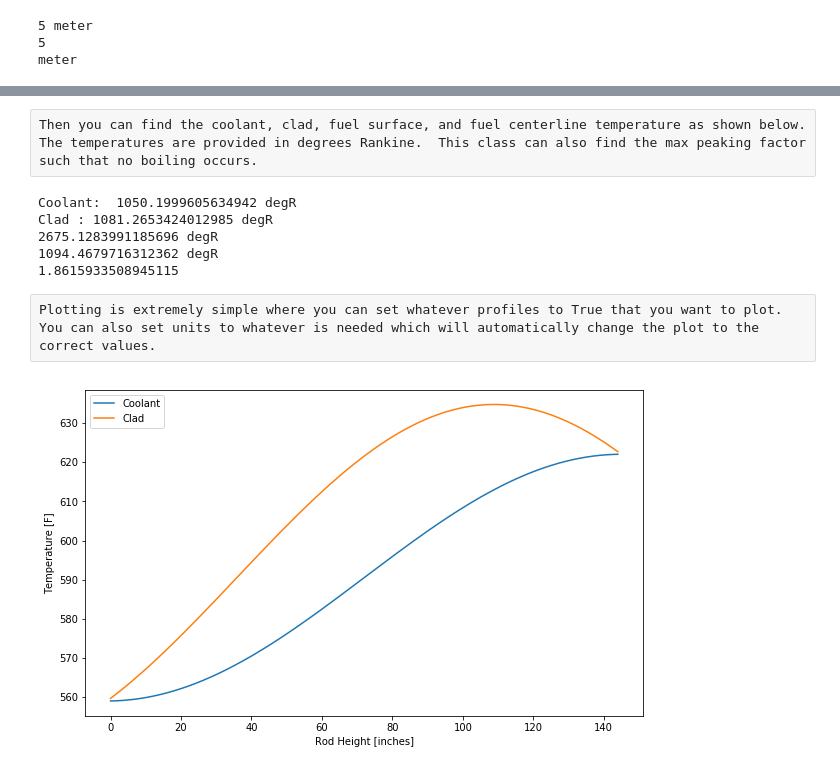
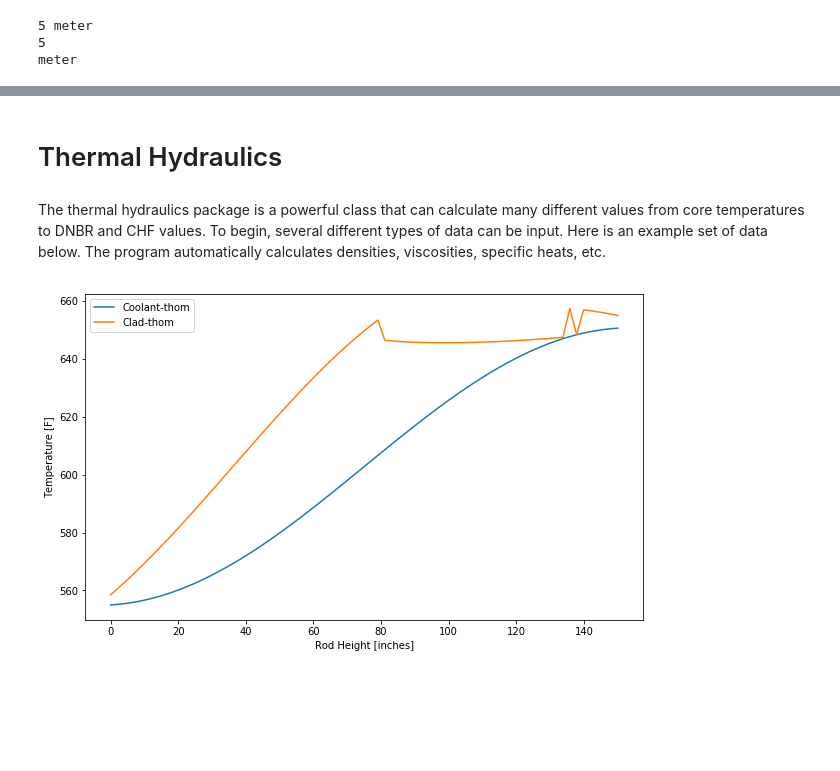
Before and after one commit to jablevin/NuclearTools, a Jupyter notebook: Examples/Quickstart.ipynb, the cells around one changed output, grey strips where cells are left out. Drawn from its saved outputs; the diff is of its cells as text; code cells hidden in the pictures; blank space fills up the shorter version.

Commit message:
Added CHF examples

```diff
--- a/Examples/Quickstart.ipynb
+++ b/Examples/Quickstart.ipynb
@@ -109,2 +109,4 @@ meter
 # %%
 import NuclearTools.ThermalHydraulics as th
+import pint
+U = pint.UnitRegistry()
@@ -113,43 +130,29 @@ First create an object for the reactor_temperatures class while importing all th
+# %% [markdown]
+# Thermal Hydraulics
+# %% [markdown]
+The thermal hydraulics package is a powerful class that can calculate many different values from core temperatures to DNBR and CHF values.  To begin, several different types of data can be input.  Here is an example set of data below.  The program automatically calculates densities, viscosities, specific heats, etc.
 # %%
 obj = th.reactor_temperatures(
-        power=3411*U.MW,
-        height=144*U.inch,
-        pitch=0.496*U.inch,
-        T_inf=(560+458.67)*U.degR,
-        PF_power=2.5,
+        power=3914*U.MW,
+        height=150*U.inch,
+        pitch=0.506*U.inch,
+        T_inf=(556+458.67)*U.degR,
+        PF_power=2.34,
         PF_axial=1.5,
-        D_clad=0.374*U.inch,
-        c_thick=0.0225*U.inch,
+        D_clad=0.382*U.inch,
+        D_pellet=.3255*U.inch,
+        c_thick=0.025*U.inch,
         k_c=9.6*U.Btu/(U.hour*U.feet*U.rankine),
-        n_rods=50952,
-        h_g=1000*U.Btu/(U.hour*U.feet**2*U.rankine),
+        n_rods=56876,
+        hg=1000*U.Btu/(U.hour*U.feet**2*U.rankine),
         pressure=2250*U.psi,
-        mass_flux=2.62*10**6*U.lb/(U.hour*U.feet**2),
-        percent=0.975,
-        cp=1.38*U.Btu/(U.lb*U.degR),
+        G=2.65*10**6*U.lb/(U.hour*U.feet**2),
+        gamma=0.974,
         U=U,
-        T_sat=(652.74+460)*U.degR)
+        channel='hot',
+        method='thom',
+        life = 'MOC')
-# %% [raw]
-Then you can find the coolant, clad, fuel surface, and fuel centerline temperature as shown below.  The temperatures are provided in degrees Rankine.  This class can also find the max peaking factor such that no boiling occurs.
-# %%
-print('Coolant: ', obj.T_coolant(72*U.inch, obj.q_dprime_avg))
-
-print('Clad :', obj.T_clad(72*U.inch, obj.q_dprime_avg))
-
-print(obj.T_fuel(72*U.inch, obj.q_dprime_avg))
-
-print(obj.max_T_clad(obj.q_dprime_avg))
-
-print(obj.max_PF_boiling(obj.q_dprime_max))
-# %% [output]
-Coolant:  1050.1999605634942 degR
-Clad : 1081.2653424012985 degR
-2675.1283991185696 degR
-1094.4679716312362 degR
-1.8615933508945115
-# %% [raw]
-Plotting is extremely simple where you can set whatever profiles to True that you want to plot.  You can also set units to whatever is needed which will automatically change the plot to the correct values.
 # %%
-obj.plot(obj.q_dprime_avg, coolant=True, clad=True, units=U.degF)
+obj.plot(coolant=True, clad=True, units=U.degF, method=['thom'])
 # %% [output]
-[figure, old version]
+[figure, new version]
```
Also changed, not shown: parts of 20 cells of this notebook.
